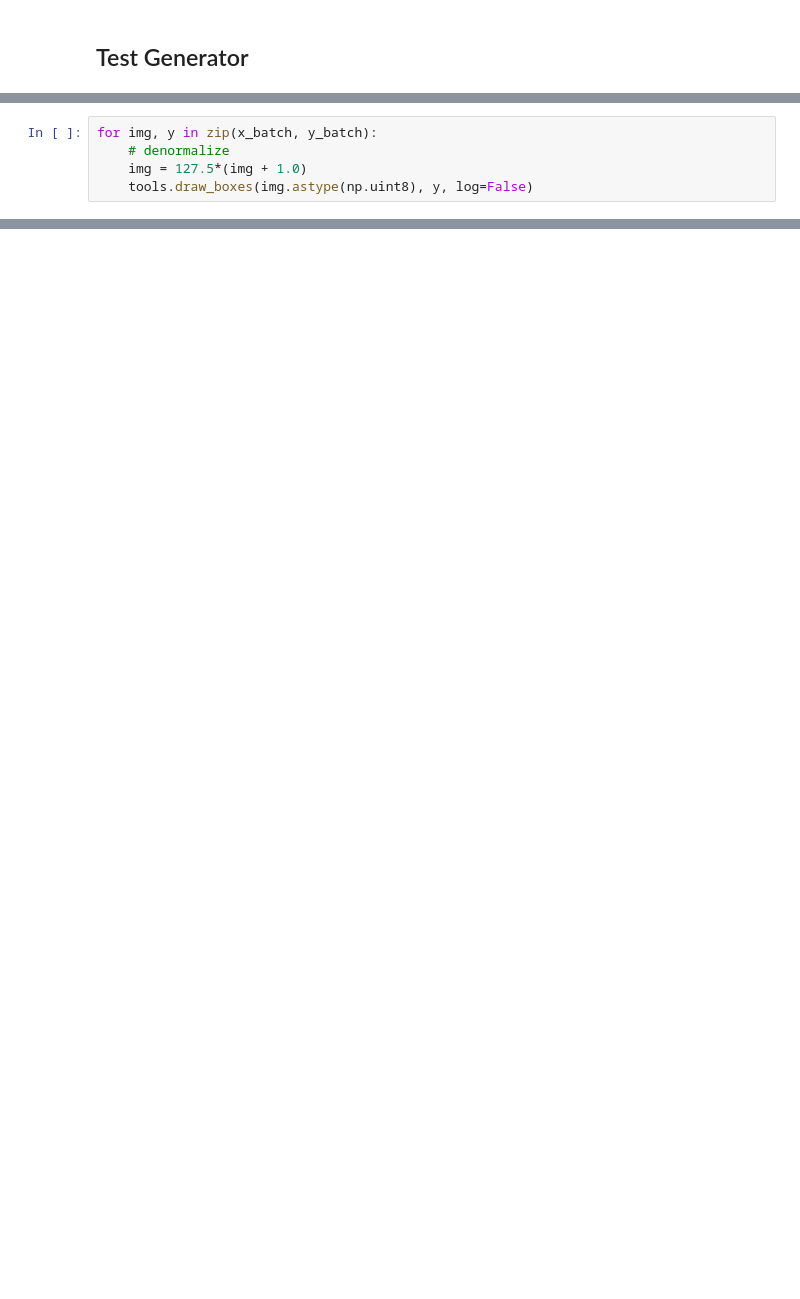
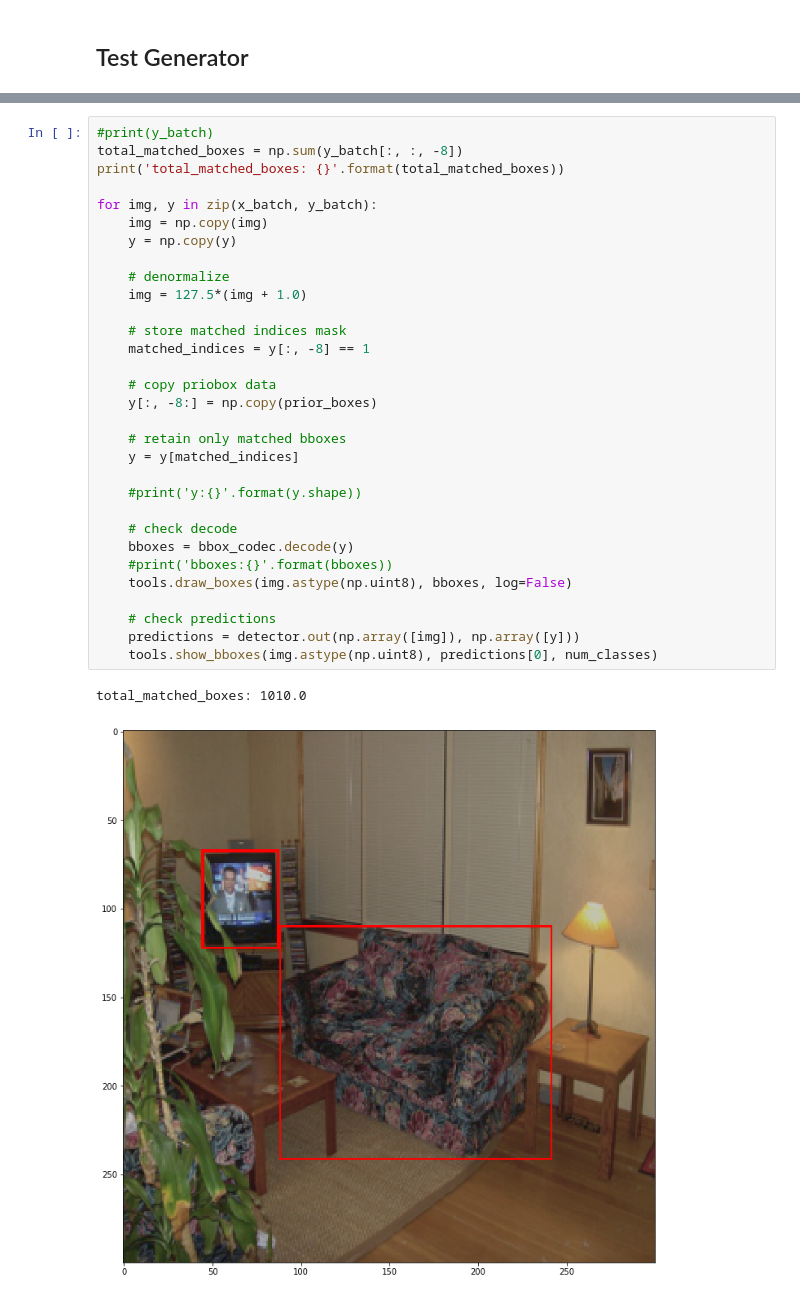
Before and after one commit to amemetov/ssd, a Jupyter notebook: DataAugmentation.ipynb, the cells around one changed output, grey strips where cells are left out. Cells and saved outputs as stored; diff of their text form; blank space fills up the shorter version.

```diff
--- a/DataAugmentation.ipynb
+++ b/DataAugmentation.ipynb
@@ -57,5 +73,0 @@ x_batch, y_batch = next(gen.flow(img_file_names, batch_size=4))
-# %%
-for img, y in zip(x_batch, y_batch):
-    # denormalize
-    img = 127.5*(img + 1.0)
-    tools.draw_boxes(img.astype(np.uint8), y, log=False)
@@ -66,0 +74,34 @@ for img, y in zip(x_batch, y_batch):
+# %%
+#print(y_batch)
+total_matched_boxes = np.sum(y_batch[:, :, -8])
+print('total_matched_boxes: {}'.format(total_matched_boxes))
+
+for img, y in zip(x_batch, y_batch):
+    img = np.copy(img)
+    y = np.copy(y)
+
+    # denormalize
+    img = 127.5*(img + 1.0)
+
+    # store matched indices mask
+    matched_indices = y[:, -8] == 1
+
+    # copy priobox data
+    y[:, -8:] = np.copy(prior_boxes)
+
+    # retain only matched bboxes
+    y = y[matched_indices]
+
+    #print('y:{}'.format(y.shape))
+
+    # check decode
+    bboxes = bbox_codec.decode(y)
+    #print('bboxes:{}'.format(bboxes))
+    tools.draw_boxes(img.astype(np.uint8), bboxes, log=False)
+
+    # check predictions
+    predictions = detector.out(np.array([img]), np.array([y]))
+    tools.show_bboxes(img.astype(np.uint8), predictions[0], num_classes)
+# %% [output]
+total_matched_boxes: 1010.0
+[figure, added]
```
Also changed, not shown: parts of 8 cells of this notebook.
